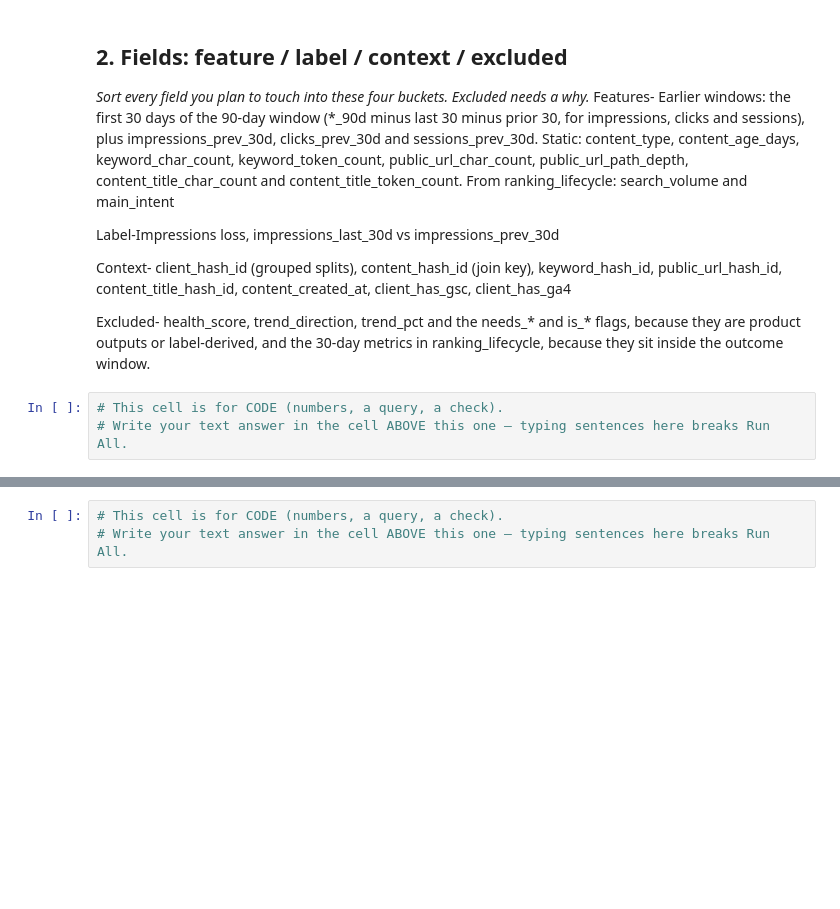
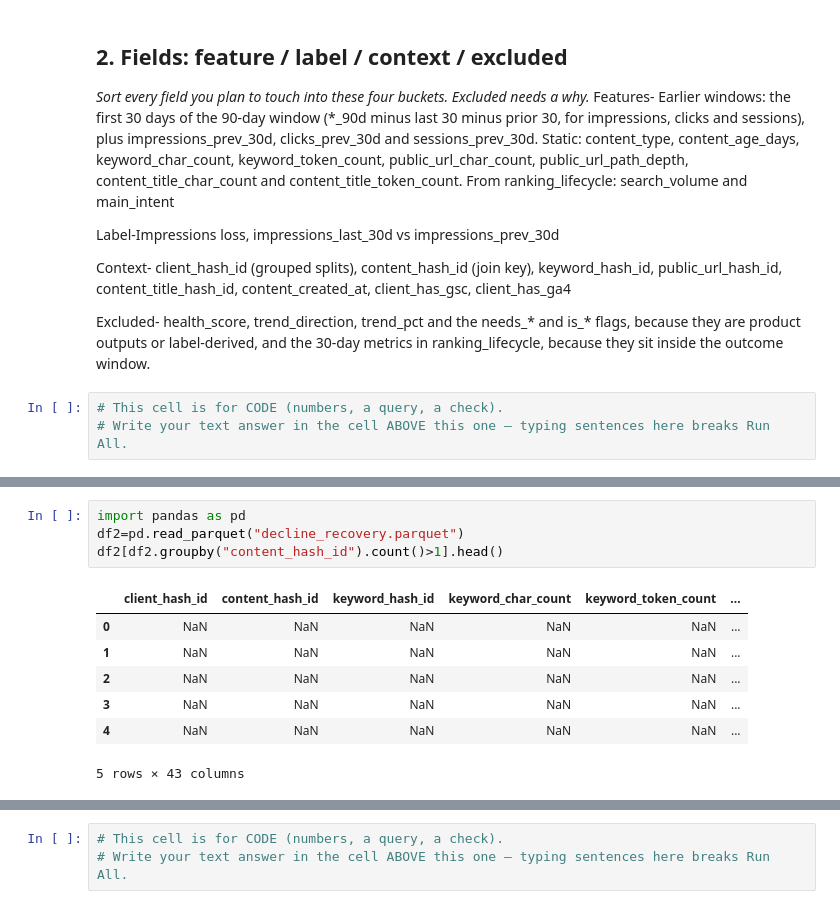
Before and after one commit to jiezugwu/Data-Science, a Jupyter notebook: work/notebooks/w03_data_contract.ipynb, the cells around one changed output, grey strips where cells are left out. Cells and saved outputs as stored; diff of their text form; blank space fills up the shorter version.

```diff
--- a/work/notebooks/w03_data_contract.ipynb
+++ b/work/notebooks/w03_data_contract.ipynb
@@ -43,0 +56,12 @@ Excluded- health_score, trend_direction, trend_pct and the needs_* and is_* flag
+# %%
+import pandas as pd
+df2=pd.read_parquet("decline_recovery.parquet")
+df2[df2.groupby("content_hash_id").count()>1].head()
+# %% [output]
+|  | client_hash_id | content_hash_id | keyword_hash_id | keyword_char_count | keyword_token_count | ... |
+| 0 | NaN | NaN | NaN | NaN | NaN | ... |
+| 1 | NaN | NaN | NaN | NaN | NaN | ... |
+| 2 | NaN | NaN | NaN | NaN | NaN | ... |
+| 3 | NaN | NaN | NaN | NaN | NaN | ... |
+| 4 | NaN | NaN | NaN | NaN | NaN | ... |
+5 rows × 43 columns
```
Also changed, not shown: parts of 9 cells of this notebook.
